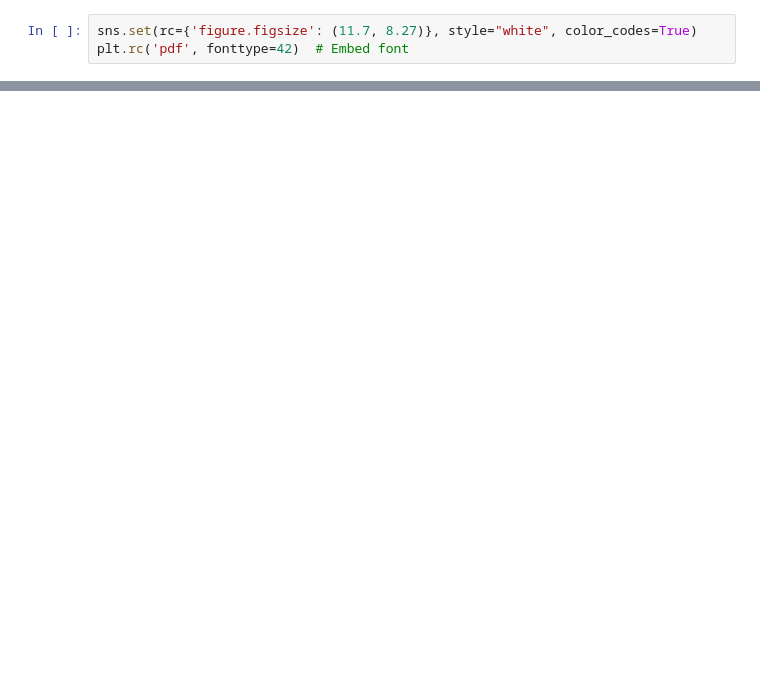
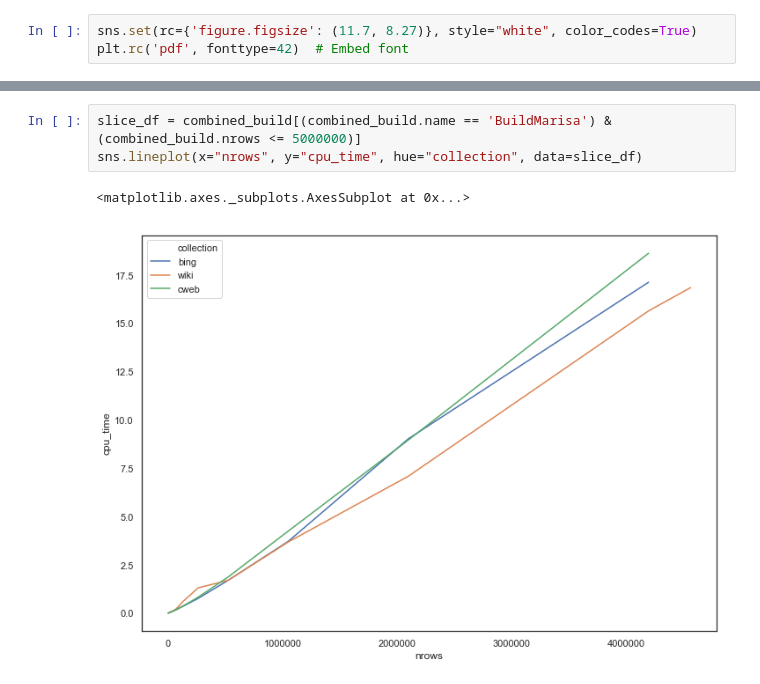
Before and after one commit to unnikrishnanta/qac-eval, a Jupyter notebook: Python/Notebooks/BuildTimes.ipynb, the cells around one changed output, grey strips where cells are left out. Cells and saved outputs as stored; diff of their text form; blank space fills up the shorter version.

```diff
--- a/Python/Notebooks/BuildTimes.ipynb
+++ b/Python/Notebooks/BuildTimes.ipynb
@@ -46,0 +112,6 @@ plt.show()
+# %%
+slice_df = combined_build[(combined_build.name == 'BuildMarisa') & (combined_build.nrows <= 5000000)]
+sns.lineplot(x="nrows", y="cpu_time", hue="collection", data=slice_df)
+# %% [output]
+<matplotlib.axes._subplots.AxesSubplot at 0x...>
+[figure, added]
```
Also changed, not shown: parts of 30 cells of this notebook.
